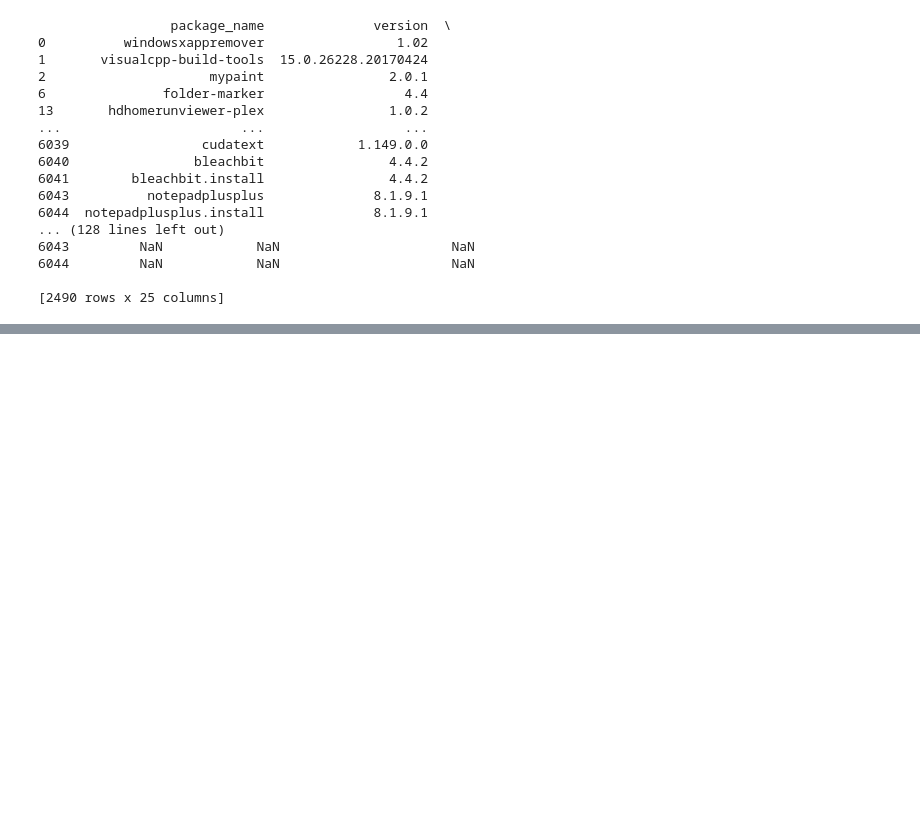
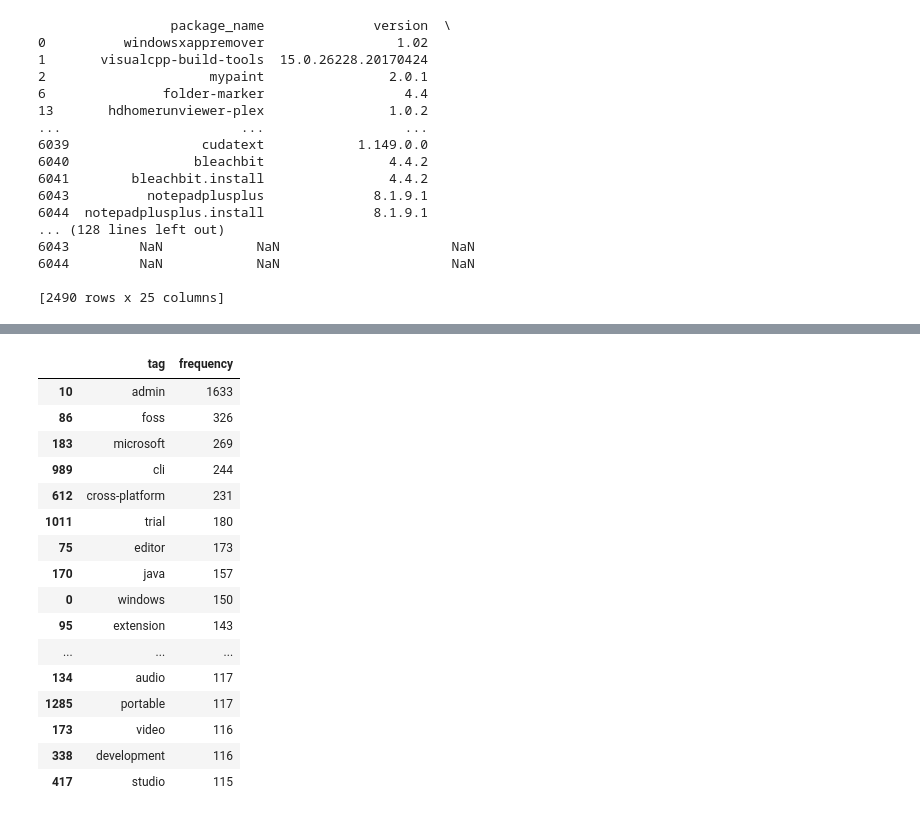
Before and after one commit to MalhotraPulak/Computer-Software-Datasets, a Jupyter notebook: analysis/Choco analysis.ipynb, the cells around one changed output, grey strips where cells are left out. Cells and saved outputs as stored; diff of their text form; code cells hidden in the pictures; blank space fills up the shorter version.

Commit message:
added stopword images and choco tags freq chart

```diff
--- a/analysis/Choco analysis.ipynb
+++ b/analysis/Choco analysis.ipynb
@@ -225,0 +251,5 @@ px.bar(df_freq, x = "Issues", y="counts", log_y=True)
+# %%
+print(freq)
+df = pd.DataFrame.from_dict(freq, orient='index').reset_index()
+# df = pd.DataFrame(freq.most_common(20))
+df.head()
@@ -225,0 +264,26 @@ px.bar(df_freq, x = "Issues", y="counts", log_y=True)
+# %%
+df.columns = ['tag', 'frequency']
+# %%
+df = df.sort_values('frequency', ascending=False)
+# %%
+dftop = df[:20]
+# %%
+dftop
+# %% [output]
+|  | tag | frequency |
+| 10 | admin | 1633 |
+| 86 | foss | 326 |
+| 183 | microsoft | 269 |
+| 989 | cli | 244 |
+| 612 | cross-platform | 231 |
+| 1011 | trial | 180 |
+| 75 | editor | 173 |
+| 170 | java | 157 |
+| 0 | windows | 150 |
+| 95 | extension | 143 |
+| ... | ... | ... |
+| 134 | audio | 117 |
+| 1285 | portable | 117 |
+| 173 | video | 116 |
+| 338 | development | 116 |
+| 417 | studio | 115 |
```
Also changed, not shown: parts of 6 cells of this notebook, 9 other files.
